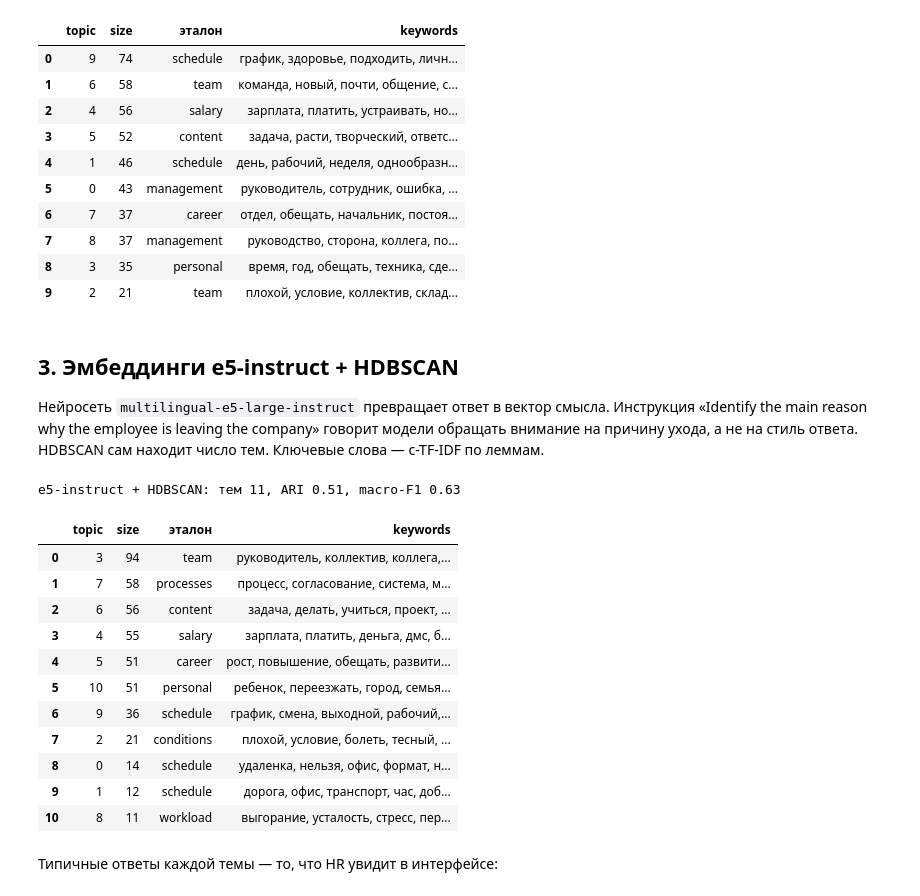
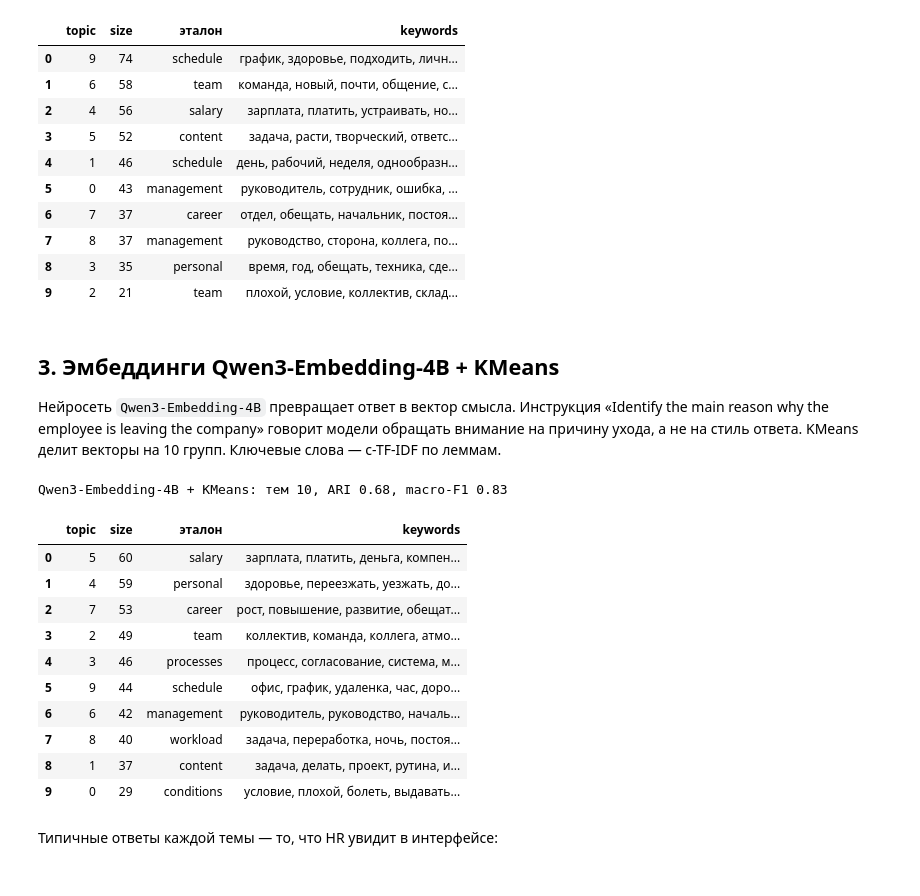
Before and after one commit to nonqr/exit-interview-topics, a Jupyter notebook: notebooks/03_topic_modeling.ipynb, the cells around one changed output. Cells and saved outputs as stored; diff of their text form; code cells hidden in the pictures.

```diff
--- a/notebooks/03_topic_modeling.ipynb
+++ b/notebooks/03_topic_modeling.ipynb
@@ -77,28 +77,26 @@ NMF: тем 10, ARI 0.10, macro-F1 0.24
 | 8 | 3 | 35 | personal | время, год, обещать, техника, сде... |
 | 9 | 2 | 21 | team | плохой, условие, коллектив, склад... |
 # %% [markdown]
-## 3. Эмбеддинги e5-instruct + HDBSCAN
+## 3. Эмбеддинги Qwen3-Embedding-4B + KMeans
 
-Нейросеть `multilingual-e5-large-instruct` превращает ответ в вектор смысла. Инструкция «Identify the main reason why the employee is leaving the company» говорит модели обращать внимание на причину ухода, а не на стиль ответа. HDBSCAN сам находит число тем. Ключевые слова — c-TF-IDF по леммам.
+Нейросеть `Qwen3-Embedding-4B` превращает ответ в вектор смысла. Инструкция «Identify the main reason why the employee is leaving the company» говорит модели обращать внимание на причину ухода, а не на стиль ответа. KMeans делит векторы на 10 групп. Ключевые слова — c-TF-IDF по леммам.
-# %%
-e5 = EmbeddingTopicModel(encoder=Encoder('intfloat/multilingual-e5-large-instruct'),
-                         clustering='hdbscan', umap_dims=5)
-best = e5.fit(texts, tokens)
-show(best, 'e5-instruct + HDBSCAN')
-# %% [output]
-e5-instruct + HDBSCAN: тем 11, ARI 0.51, macro-F1 0.63
-|  | topic | size | эталон | keywords |
-| 0 | 3 | 94 | team | руководитель, коллектив, коллега,... |
-| 1 | 7 | 58 | processes | процесс, согласование, система, м... |
-| 2 | 6 | 56 | content | задача, делать, учиться, проект, ... |
-| 3 | 4 | 55 | salary | зарплата, платить, деньга, дмс, б... |
-| 4 | 5 | 51 | career | рост, повышение, обещать, развити... |
-| 5 | 10 | 51 | personal | ребенок, переезжать, город, семья... |
-| 6 | 9 | 36 | schedule | график, смена, выходной, рабочий,... |
-| 7 | 2 | 21 | conditions | плохой, условие, болеть, тесный, ... |
-| 8 | 0 | 14 | schedule | удаленка, нельзя, офис, формат, н... |
-| 9 | 1 | 12 | schedule | дорога, офис, транспорт, час, доб... |
-| 10 | 8 | 11 | workload | выгорание, усталость, стресс, пер... |
+# %%
+qwen = EmbeddingTopicModel(n_topics=10, encoder=Encoder('Qwen/Qwen3-Embedding-4B'), clustering='kmeans')
+best = qwen.fit(texts, tokens)
+show(best, 'Qwen3-Embedding-4B + KMeans')
+# %% [output]
+Qwen3-Embedding-4B + KMeans: тем 10, ARI 0.68, macro-F1 0.83
+|  | topic | size | эталон | keywords |
+| 0 | 5 | 60 | salary | зарплата, платить, деньга, компен... |
+| 1 | 4 | 59 | personal | здоровье, переезжать, уезжать, до... |
+| 2 | 7 | 53 | career | рост, повышение, развитие, обещат... |
+| 3 | 2 | 49 | team | коллектив, команда, коллега, атмо... |
+| 4 | 3 | 46 | processes | процесс, согласование, система, м... |
+| 5 | 9 | 44 | schedule | офис, график, удаленка, час, доро... |
+| 6 | 6 | 42 | management | руководитель, руководство, началь... |
+| 7 | 8 | 40 | workload | задача, переработка, ночь, постоя... |
+| 8 | 1 | 37 | content | задача, делать, проект, рутина, и... |
+| 9 | 0 | 29 | conditions | условие, плохой, болеть, выдавать... |
 # %% [markdown]
 Типичные ответы каждой темы — то, что HR увидит в интерфейсе:
 # %%
```
Also changed, not shown: parts of 5 cells of this notebook, 6 other files.
